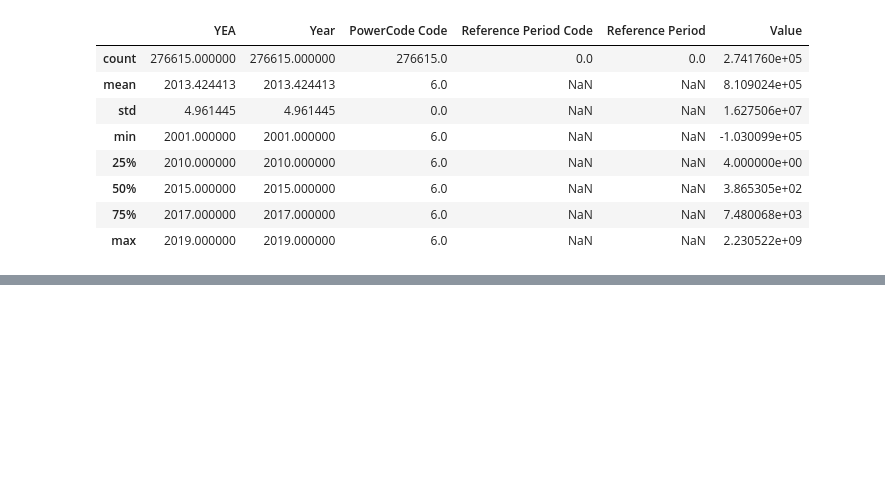
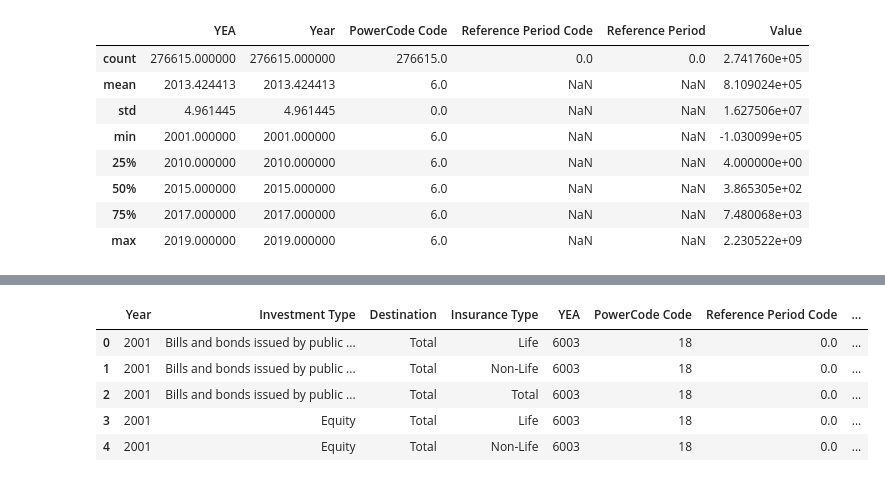
Before and after one commit to looreen/insurances, a Jupyter notebook: insurances.ipynb, the cells around one changed output, grey strips where cells are left out. Cells and saved outputs as stored; diff of their text form; code cells hidden in the pictures; blank space fills up the shorter version.

```diff
--- a/insurances.ipynb
+++ b/insurances.ipynb
@@ -65,2 +84,11 @@ grouped_german=insurances[insurances['Country']=='Germany'].groupby(['Year', 'In
+# %%
+grouped_german.head()
+# %% [output]
+|  | Year | Investment Type | Destination | Insurance Type | YEA | PowerCode Code | Reference Period Code | ... |
+| 0 | 2001 | Bills and bonds issued by public ... | Total | Life | 6003 | 18 | 0.0 | ... |
+| 1 | 2001 | Bills and bonds issued by public ... | Total | Non-Life | 6003 | 18 | 0.0 | ... |
+| 2 | 2001 | Bills and bonds issued by public ... | Total | Total | 6003 | 18 | 0.0 | ... |
+| 3 | 2001 | Equity | Total | Life | 6003 | 18 | 0.0 | ... |
+| 4 | 2001 | Equity | Total | Non-Life | 6003 | 18 | 0.0 | ... |
 # %%
 grouped_german.index
```
Also changed, not shown: parts of 15 cells of this notebook.
